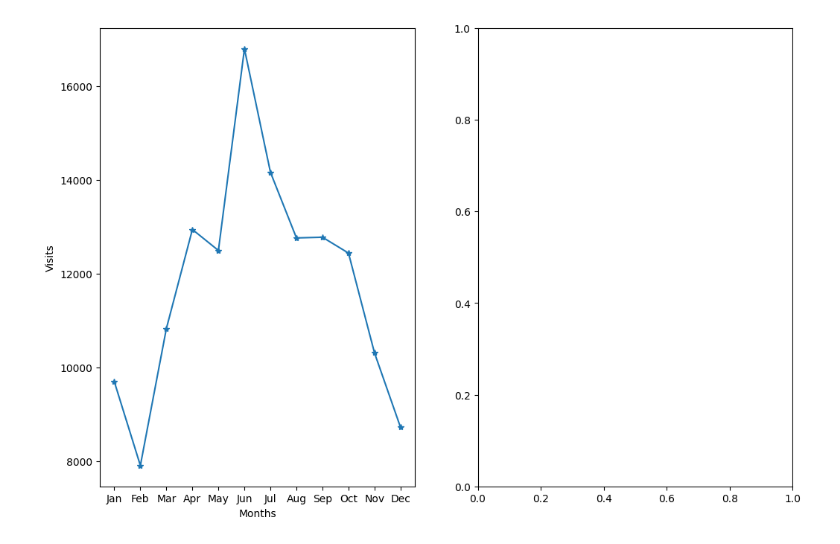
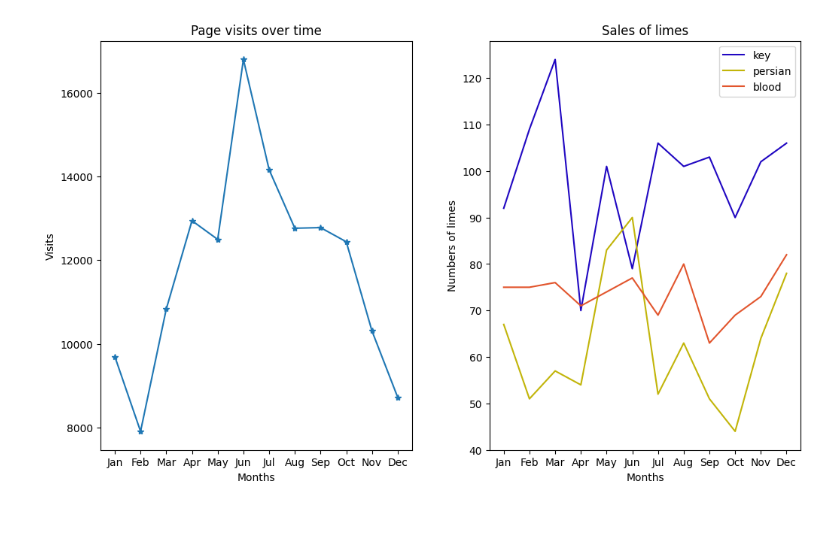
Before and after one commit to 7086600/line_graphs_practice, a Jupyter notebook: line_graphs.ipynb, the cells around one changed output. Cells and saved outputs as stored; diff of their text form; code cells hidden in the pictures.

Commit message:
right supblot, sales of limes, add titles, adjust the margins, save .png

```diff
--- a/line_graphs.ipynb
+++ b/line_graphs.ipynb
@@ -14,26 +14,48 @@ blood_limes_per_month = [75.0, 75.0, 76.0, 71.0, 74.0, 77.0, 69.0, 80.0, 63.0, 6
 # %%
 #3 create a figure of width 12 and height 8
 plt.figure(figsize=(12, 8), frameon=True)
 
 #4 make two charts in one figure, laid out side-by-side.
 # create the left subplot
 ax1 = plt.subplot(1, 2, 1)
 
 #6 plot the total page visits over the past year as a line.
 # create the list of x-values
 x_values = range(len(months))
 
 #7 plot the total page visits
 plt.plot(x_values, visits_per_month, marker='*')
+#14 add titile
+plt.title('Page visits over time')
 #9 label axises
 plt.xlabel('Months')
 plt.ylabel('Visits')
 #10 set x-axis ticks
 ax1.set_xticks(x_values)
 #11 label the x-axis tick labels
 ax1.set_xticklabels(months)
 
+
 #5 create the right subplot
 ax2 = plt.subplot(1, 2, 2)
+# Plotting multiple lime species
+#12 plot three lines at right subplot
+plt.plot(x_values, key_limes_per_month, color="#2007C2")
+plt.plot(x_values, persian_limes_per_month, color="#C2B509")
+plt.plot(x_values, blood_limes_per_month, color='#E2552D')
+#14 add titile
+plt.title('Sales of limes')
+#12 add legend
+plt.legend(['key', 'persian', 'blood'])
+plt.xlabel('Months')
+plt.ylabel('Numbers of limes')
+# #13 set x-axis ticks and label the x-axis tick labels
+ax2.set_xticks(x_values)
+ax2.set_xticklabels(months)
+
+#14 adjust the margins
+plt.subplots_adjust(bottom=0.2, wspace=0.25)
+#15 save figure
+plt.savefig('visits_sales_months.png')
 # %% [output]
-[figure, old version]
+[figure, new version]
```
Also changed, not shown: 1 other file.
